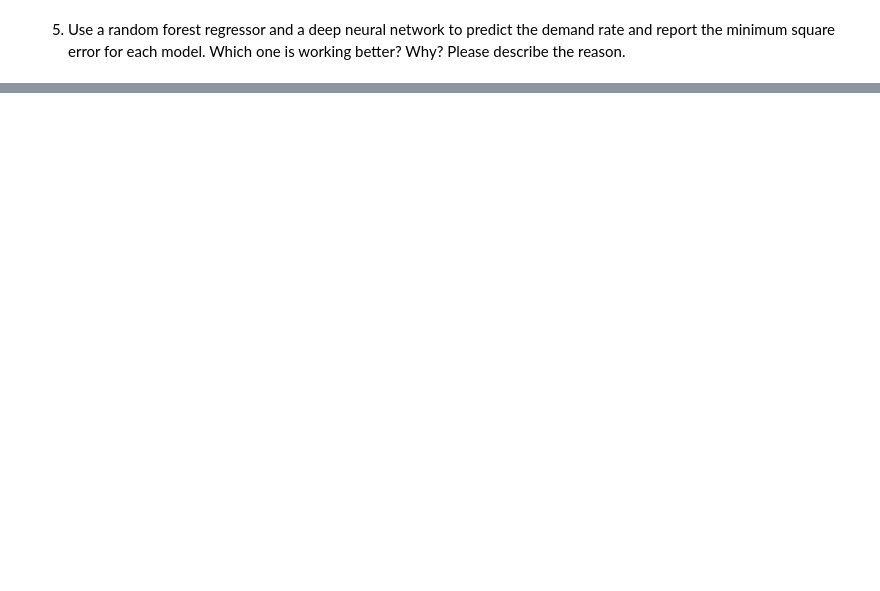
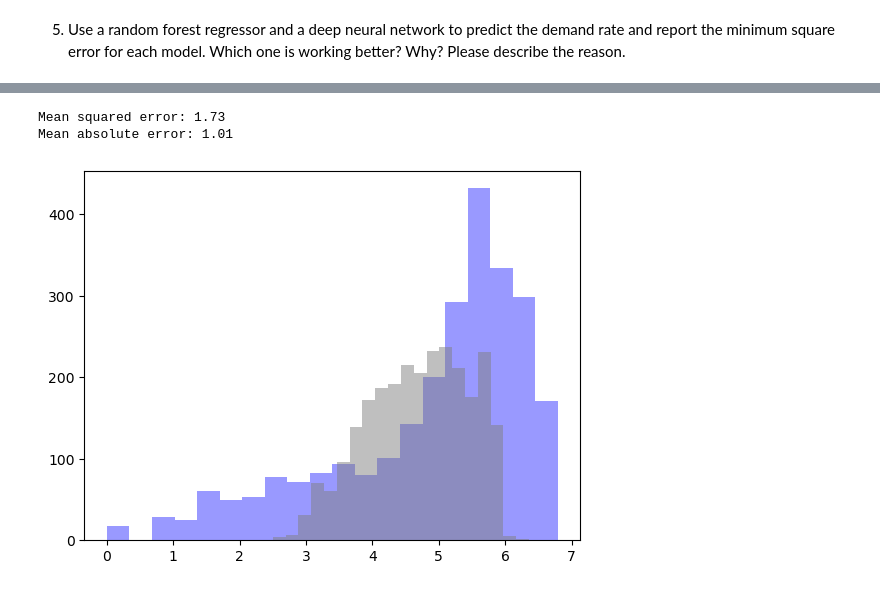
Before and after one commit to UChisom/ml_time_series_analysis, a Jupyter notebook: db_time_series_analysis.ipynb, the cells around one changed output, grey strips where cells are left out. Cells and saved outputs as stored; diff of their text form; code cells hidden in the pictures; blank space fills up the shorter version.

```diff
--- a/db_time_series_analysis.ipynb
+++ b/db_time_series_analysis.ipynb
@@ -866,0 +1023,12 @@ import numpy as np
+# %%
+# reshape the data set for suitability with the deep learning model
+
+X_train = np.reshape(X_train, (X_train.shape[0], 1, X_train.shape[1]))
+X_test = np.reshape(X_test, (X_test.shape[0], 1, X_test.shape[1]))
+
+print('Train set')
+print(X_train.shape, y_train.shape)
+
+print()
+print('Test set')
+print(X_test.shape, y_test.shape)
@@ -866,0 +1041,8 @@ import numpy as np
+# %%
+# build the layers of the RNN model (GRU)
+gru_model = Sequential()
+gru_model.add(GRU(units=20, activation='relu', input_shape=(1, X.shape[1]))) # one input layer and one hidden layer
+gru_model.add(Dense(units=1)) #output layer
+
+# specify how the data should be compiled
+gru_model.compile(optimizer='adam', loss='mean_squared_error')
@@ -866,0 +1072,3 @@ import numpy as np
+# %%
+predictions = gru_model.predict(X_test)
+predictions
@@ -866,0 +1084,11 @@ import numpy as np
+# %%
+print('Mean squared error: %.2f' % mean_squared_error(y_test, predictions))
+print('Mean absolute error: %.2f' % mean_absolute_error(y_test, predictions))
+# %% [output]
+Mean squared error: 1.73
+Mean absolute error: 1.01
+# %%
+plt.hist(y_test, bins =20, alpha=0.4, color='blue')
+plt.hist(predictions, bins =20, alpha=0.5, color='grey');
+# %% [output]
+[figure, added]
```
Also changed, not shown: parts of 56 cells of this notebook, 1 other file.
